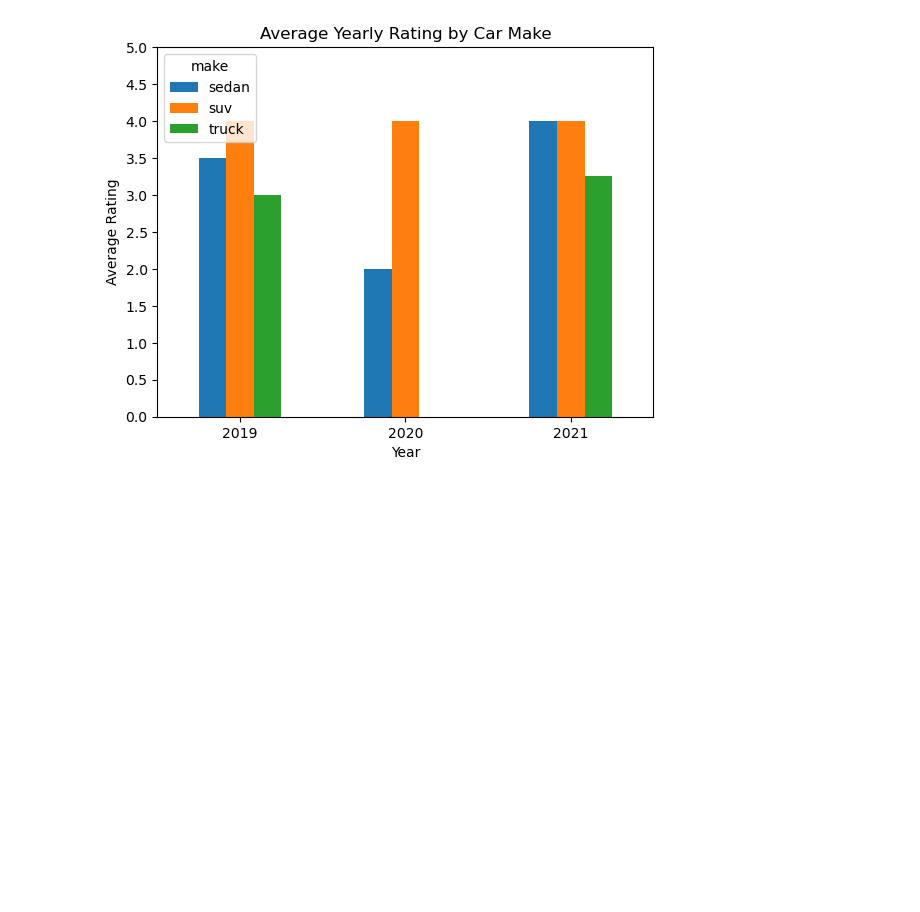
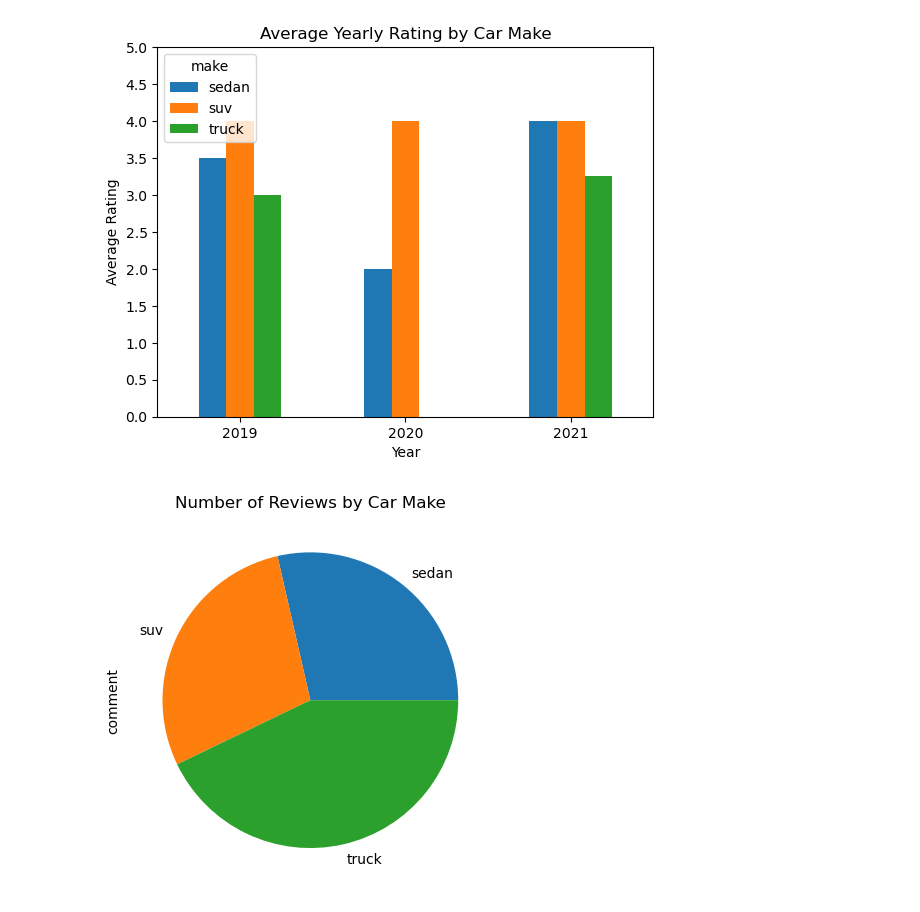
Before and after one commit to evanpaddock/MIS501_PA3, a Jupyter notebook: PA3.ipynb, the cells around one changed output. Drawn from its saved outputs; the diff is of its cells as text; code cells hidden in the pictures; blank space fills up the shorter version.

Commit message:
pie plot needs actual values

```diff
--- a/PA3.ipynb
+++ b/PA3.ipynb
@@ -266,3 +266,13 @@ plt.show()
 | 2020 | 2.0 | 4.0 | 0.00 |
 | 2021 | 4.0 | 4.0 | 3.25 |
 [figure]
+# %%
+reviews_by_car_make_df = pd.merge(cars_df, reviews_df, "outer", "name")
+reviews_by_car_make_df = reviews_by_car_make_df.groupby("make")["comment"].count()
+
+plt.figure()
+reviews_by_car_make_df.plot(kind="pie")
+plt.title("Number of Reviews by Car Make")
+plt.show()
+# %% [output]
+[figure, added]
```
